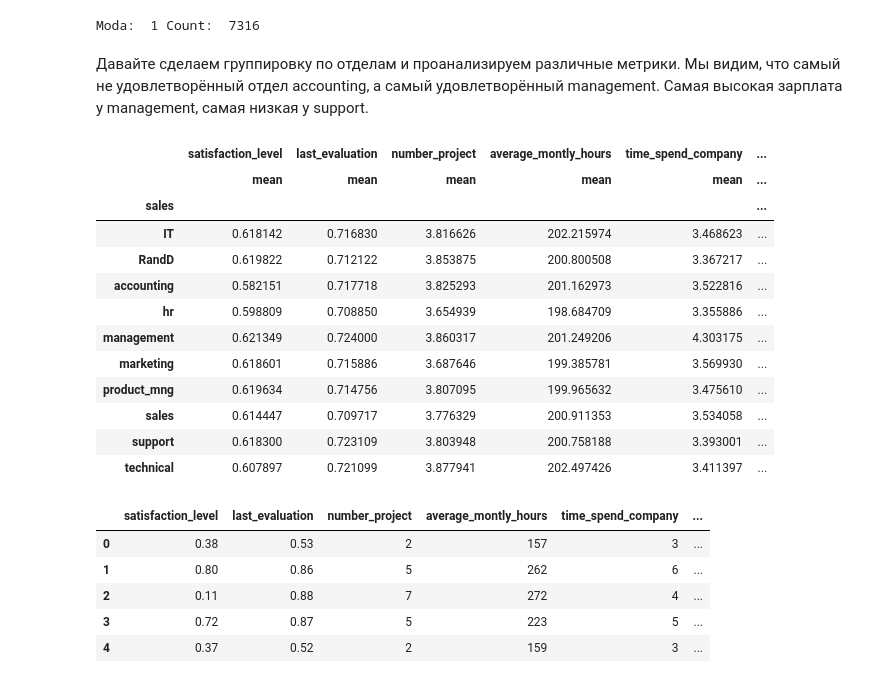
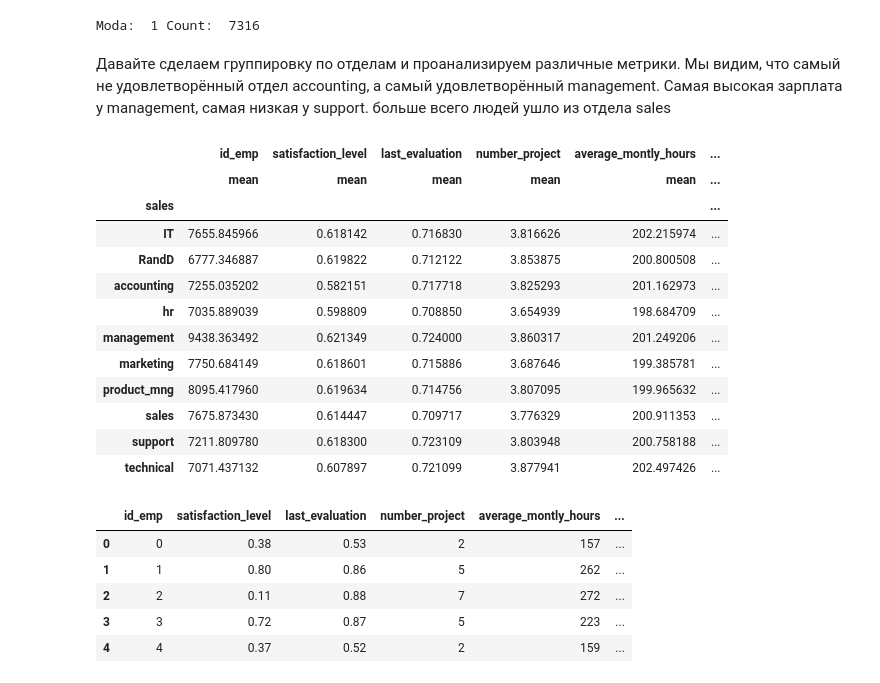
Before and after one commit to Geringer13/Netology_pyda, a Jupyter notebook: Diploma_work.ipynb, the cells around one changed output. Saved outputs shown, nothing was run; the diff lists cells and outputs as text; code cells hidden in the pictures.

```diff
--- a/Diploma_work.ipynb
+++ b/Diploma_work.ipynb
@@ -25,3 +25,5 @@ from scipy.stats import pearsonr
 10.Проверить несколько гипотез для данных, чтобы понять почему сотрудники покидают компанию.
 # %%
 data = pd.read_csv('HR.csv')
+data = data.reset_index()
+data.head()
@@ -36,0 +37,4 @@ data.head()
+# %%
+data.columns=['id_emp', 'satisfaction_level', 'last_evaluation', 'number_project', 'average_montly_hours', 'time_spend_company', 'Work_accident', 'left',
+                     'promotion_last_5years', 'sales', 'salary']
+data.head()
@@ -39,8 +50,5 @@ data.head()
 # %% [markdown]
 Для начала переведём значение столбца salary в числа (1 - low, 2 - medium, 3 - high)
-# %%
-level_map = {'high':3 , 'medium':2 , 'low':1 }
-data['salary'] = data['salary'].map(level_map)
 # %%
 data['sales'].value_counts()
 # %% [output]
@@ -251,31 +268,31 @@ print('Moda: ', number, 'Count: ', max)
 # %% [output]
 Moda:  1 Count:  7316
 # %% [markdown]
-Давайте сделаем группировку по отделам и проанализируем различные метрики. Мы видим, что самый не удовлетворённый отдел accounting, а самый удовлетворённый management. Самая высокая зарплата у management, самая низкая у support.
+Давайте сделаем группировку по отделам и проанализируем различные метрики. Мы видим, что самый не удовлетворённый отдел accounting, а самый удовлетворённый management. Самая высокая зарплата у management, самая низкая у support. больше всего людей ушло из отдела sales
 # %%
-gb_sales = data.groupby(data['sales']).agg({'satisfaction_level': ['mean'],	'last_evaluation': ['mean'], 'number_project': ['mean'],
+gb_sales = data.groupby(data['sales']).agg({'id_emp': ['mean'], 'satisfaction_level': ['mean'],	'last_evaluation': ['mean'], 'number_project': ['mean'],
   'average_montly_hours': ['mean'], 'time_spend_company': ['mean'],'Work_accident': ['mean'], 'promotion_last_5years': ['mean'], 'salary': ['mean'], 'left': 'sum'})
 gb_sales
 # %% [output]
-|  | satisfaction_level | last_evaluation | number_project | average_montly_hours | time_spend_company | ... |
+|  | id_emp | satisfaction_level | last_evaluation | number_project | average_montly_hours | ... |
 |  | mean | mean | mean | mean | mean | ... |
 | sales |  |  |  |  |  | ... |
-| IT | 0.618142 | 0.716830 | 3.816626 | 202.215974 | 3.468623 | ... |
-| RandD | 0.619822 | 0.712122 | 3.853875 | 200.800508 | 3.367217 | ... |
-| accounting | 0.582151 | 0.717718 | 3.825293 | 201.162973 | 3.522816 | ... |
-| hr | 0.598809 | 0.708850 | 3.654939 | 198.684709 | 3.355886 | ... |
-| management | 0.621349 | 0.724000 | 3.860317 | 201.249206 | 4.303175 | ... |
-| marketing | 0.618601 | 0.715886 | 3.687646 | 199.385781 | 3.569930 | ... |
-| product_mng | 0.619634 | 0.714756 | 3.807095 | 199.965632 | 3.475610 | ... |
-| sales | 0.614447 | 0.709717 | 3.776329 | 200.911353 | 3.534058 | ... |
-| support | 0.618300 | 0.723109 | 3.803948 | 200.758188 | 3.393001 | ... |
-| technical | 0.607897 | 0.721099 | 3.877941 | 202.497426 | 3.411397 | ... |
+| IT | 7655.845966 | 0.618142 | 0.716830 | 3.816626 | 202.215974 | ... |
+| RandD | 6777.346887 | 0.619822 | 0.712122 | 3.853875 | 200.800508 | ... |
+| accounting | 7255.035202 | 0.582151 | 0.717718 | 3.825293 | 201.162973 | ... |
+| hr | 7035.889039 | 0.598809 | 0.708850 | 3.654939 | 198.684709 | ... |
+| management | 9438.363492 | 0.621349 | 0.724000 | 3.860317 | 201.249206 | ... |
+| marketing | 7750.684149 | 0.618601 | 0.715886 | 3.687646 | 199.385781 | ... |
+| product_mng | 8095.417960 | 0.619634 | 0.714756 | 3.807095 | 199.965632 | ... |
+| sales | 7675.873430 | 0.614447 | 0.709717 | 3.776329 | 200.911353 | ... |
+| support | 7211.809780 | 0.618300 | 0.723109 | 3.803948 | 200.758188 | ... |
+| technical | 7071.437132 | 0.607897 | 0.721099 | 3.877941 | 202.497426 | ... |
 # %%
 data.head()
 # %% [output]
-|  | satisfaction_level | last_evaluation | number_project | average_montly_hours | time_spend_company | ... |
-| 0 | 0.38 | 0.53 | 2 | 157 | 3 | ... |
-| 1 | 0.80 | 0.86 | 5 | 262 | 6 | ... |
-| 2 | 0.11 | 0.88 | 7 | 272 | 4 | ... |
-| 3 | 0.72 | 0.87 | 5 | 223 | 5 | ... |
-| 4 | 0.37 | 0.52 | 2 | 159 | 3 | ... |
+|  | id_emp | satisfaction_level | last_evaluation | number_project | average_montly_hours | ... |
+| 0 | 0 | 0.38 | 0.53 | 2 | 157 | ... |
+| 1 | 1 | 0.80 | 0.86 | 5 | 262 | ... |
+| 2 | 2 | 0.11 | 0.88 | 7 | 272 | ... |
+| 3 | 3 | 0.72 | 0.87 | 5 | 223 | ... |
+| 4 | 4 | 0.37 | 0.52 | 2 | 159 | ... |
```
Also changed, not shown: parts of 29 cells of this notebook.
